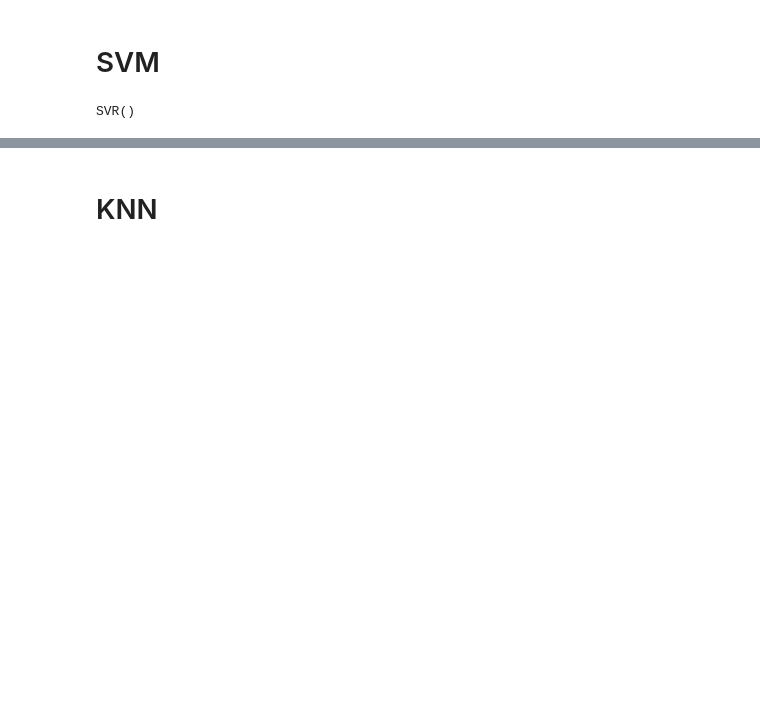
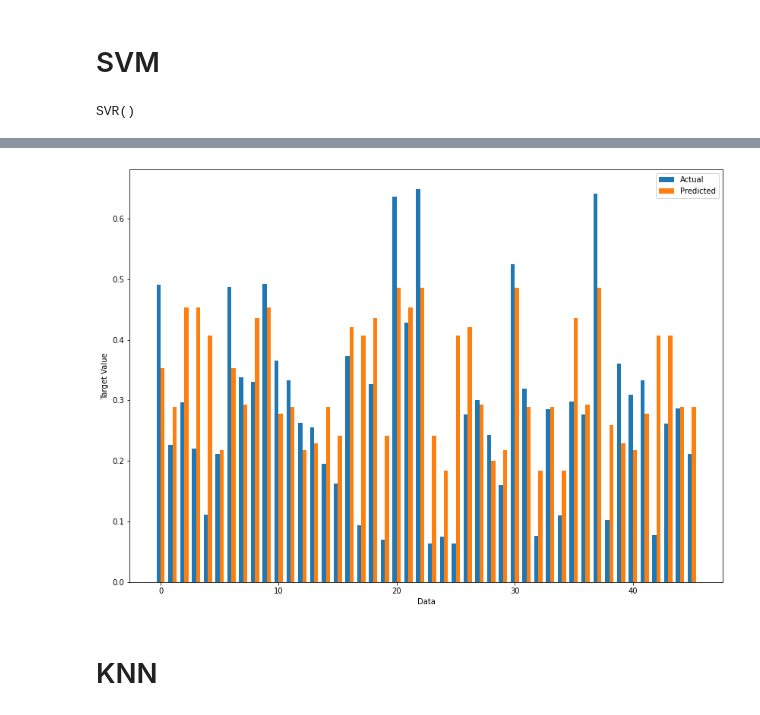
Before and after one commit to ShubhamBhut/Research, a Jupyter notebook: research.ipynb, the cells around one changed output, grey strips where cells are left out. Cells and saved outputs as stored; diff of their text form; code cells hidden in the pictures; blank space fills up the shorter version.

```diff
--- a/research.ipynb
+++ b/research.ipynb
@@ -156,3 +187,15 @@ Mean Squared Error: 0.019051303451814054
+# %%
+x = np.arange(len(y_test_svm))
+width = 0.35
+fig, ax = plt.subplots(figsize=(14,10))
+rects1 = ax.bar(x - width/2, y_test_svm, width, label='Actual')
+rects2 = ax.bar(x + width/2, y_pred_svm, width, label='Predicted')
+ax.set_xlabel('Data')
+ax.set_ylabel('Target Value')
+ax.legend()
+plt.show()
+# %% [output]
+[figure, added]
 # %% [markdown]
 # KNN
 # %%
```
Also changed, not shown: parts of 39 cells of this notebook.
